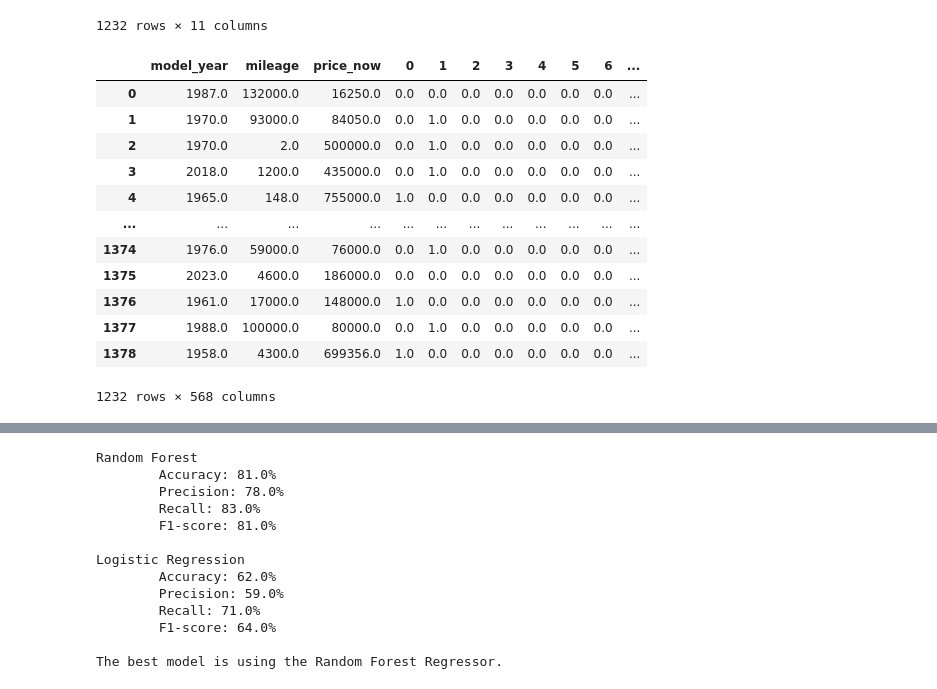
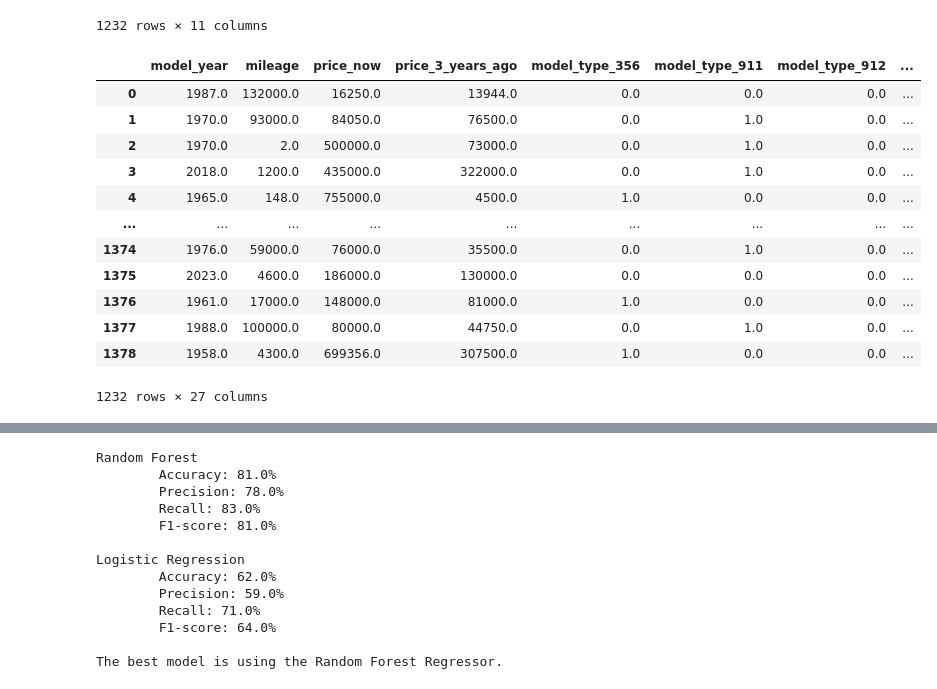
Before and after one commit to petpeevephobia/porsche-appreciation-predictor, a Jupyter notebook: project/notebooks/02_preprocessing_and_training.ipynb, the cells around one changed output, grey strips where cells are left out. Cells and saved outputs as stored; diff of their text form; code cells hidden in the pictures.

```diff
--- a/project/notebooks/02_preprocessing_and_training.ipynb
+++ b/project/notebooks/02_preprocessing_and_training.ipynb
@@ -48,37 +48,49 @@ y = le.fit_transform(y)
 # %%
 # Clean the data
 ## Manage categorical values - One-hot encoding
-object_cols = [col for col in X.columns                                 # get all columns that have categorical data
-               if X[col].dtype == 'object']
-oh = OneHotEncoder(handle_unknown='ignore', sparse_output=False)                     # define encoder
-cols_oh = pd.DataFrame(oh.fit_transform(X[object_cols]))                             # add new OH columns to the X df
+# read_csv often uses str dtype for text columns; dtype == 'object' misses those, so
+# sklearn never saw OH columns and left raw values like 'Cayman' in X_oh.
+CAT_COLS = ['model_type', 'condition']
+oh = OneHotEncoder(handle_unknown='ignore', sparse_output=False)
+X_cat = X[CAT_COLS].astype(str)
+cols_oh = pd.DataFrame(
+    oh.fit_transform(X_cat),
+    columns=oh.get_feature_names_out(CAT_COLS),
+    index=X.index,
+)
 
-## Ensure new X dataframe has the same col names
-cols_oh.index = X.index
-
-## Get numerical columns in X dataframes
-num_X = X.drop(object_cols, axis=1)
+## Numeric columns (coerce strings e.g. price_3_years_ago from CSV)
+num_X = X.drop(columns=CAT_COLS).copy()
+for _c in num_X.columns:
+    num_X[_c] = pd.to_numeric(num_X[_c], errors='coerce')
 
 ## Combine categorical and numerical columns in X dataframes
 X_oh = pd.concat([num_X, cols_oh], axis=1)
 
 ## Ensure all column names are strings
 X_oh.columns = X_oh.columns.astype(str)
+
+# Coercion can leave NaN (e.g. unparseable price_3_years_ago). LogisticRegression rejects NaN.
+_row_ok = ~X_oh.isna().any(axis=1)
+if not _row_ok.all():
+    X_oh = X_oh.loc[_row_ok]
+    y = np.asarray(y)[_row_ok.to_numpy()]
+
 X_oh
 # %% [output]
-|  | model_year | mileage | price_now | 0 | 1 | 2 | 3 | 4 | 5 | 6 | ... |
-| 0 | 1987.0 | 132000.0 | 16250.0 | 0.0 | 0.0 | 0.0 | 0.0 | 0.0 | 0.0 | 0.0 | ... |
-| 1 | 1970.0 | 93000.0 | 84050.0 | 0.0 | 1.0 | 0.0 | 0.0 | 0.0 | 0.0 | 0.0 | ... |
-| 2 | 1970.0 | 2.0 | 500000.0 | 0.0 | 1.0 | 0.0 | 0.0 | 0.0 | 0.0 | 0.0 | ... |
-| 3 | 2018.0 | 1200.0 | 435000.0 | 0.0 | 1.0 | 0.0 | 0.0 | 0.0 | 0.0 | 0.0 | ... |
-| 4 | 1965.0 | 148.0 | 755000.0 | 1.0 | 0.0 | 0.0 | 0.0 | 0.0 | 0.0 | 0.0 | ... |
-| ... | ... | ... | ... | ... | ... | ... | ... | ... | ... | ... | ... |
-| 1374 | 1976.0 | 59000.0 | 76000.0 | 0.0 | 1.0 | 0.0 | 0.0 | 0.0 | 0.0 | 0.0 | ... |
-| 1375 | 2023.0 | 4600.0 | 186000.0 | 0.0 | 0.0 | 0.0 | 0.0 | 0.0 | 0.0 | 0.0 | ... |
-| 1376 | 1961.0 | 17000.0 | 148000.0 | 1.0 | 0.0 | 0.0 | 0.0 | 0.0 | 0.0 | 0.0 | ... |
-| 1377 | 1988.0 | 100000.0 | 80000.0 | 0.0 | 1.0 | 0.0 | 0.0 | 0.0 | 0.0 | 0.0 | ... |
-| 1378 | 1958.0 | 4300.0 | 699356.0 | 1.0 | 0.0 | 0.0 | 0.0 | 0.0 | 0.0 | 0.0 | ... |
+|  | model_year | mileage | price_now | price_3_years_ago | model_type_356 | model_type_911 | model_type_912 | ... |
+| 0 | 1987.0 | 132000.0 | 16250.0 | 13944.0 | 0.0 | 0.0 | 0.0 | ... |
+| 1 | 1970.0 | 93000.0 | 84050.0 | 76500.0 | 0.0 | 1.0 | 0.0 | ... |
+| 2 | 1970.0 | 2.0 | 500000.0 | 73000.0 | 0.0 | 1.0 | 0.0 | ... |
+| 3 | 2018.0 | 1200.0 | 435000.0 | 322000.0 | 0.0 | 1.0 | 0.0 | ... |
+| 4 | 1965.0 | 148.0 | 755000.0 | 4500.0 | 1.0 | 0.0 | 0.0 | ... |
+| ... | ... | ... | ... | ... | ... | ... | ... | ... |
+| 1374 | 1976.0 | 59000.0 | 76000.0 | 35500.0 | 0.0 | 1.0 | 0.0 | ... |
+| 1375 | 2023.0 | 4600.0 | 186000.0 | 130000.0 | 0.0 | 0.0 | 0.0 | ... |
+| 1376 | 1961.0 | 17000.0 | 148000.0 | 81000.0 | 1.0 | 0.0 | 0.0 | ... |
+| 1377 | 1988.0 | 100000.0 | 80000.0 | 44750.0 | 0.0 | 1.0 | 0.0 | ... |
+| 1378 | 1958.0 | 4300.0 | 699356.0 | 307500.0 | 1.0 | 0.0 | 0.0 | ... |
-1232 rows × 568 columns
+1232 rows × 27 columns
 # %%
 # Train
 train_X, val_X, train_y, val_y = train_test_split(X_oh, y, random_state=0)
```
Also changed, not shown: parts of 5 cells of this notebook, 2 other files.
